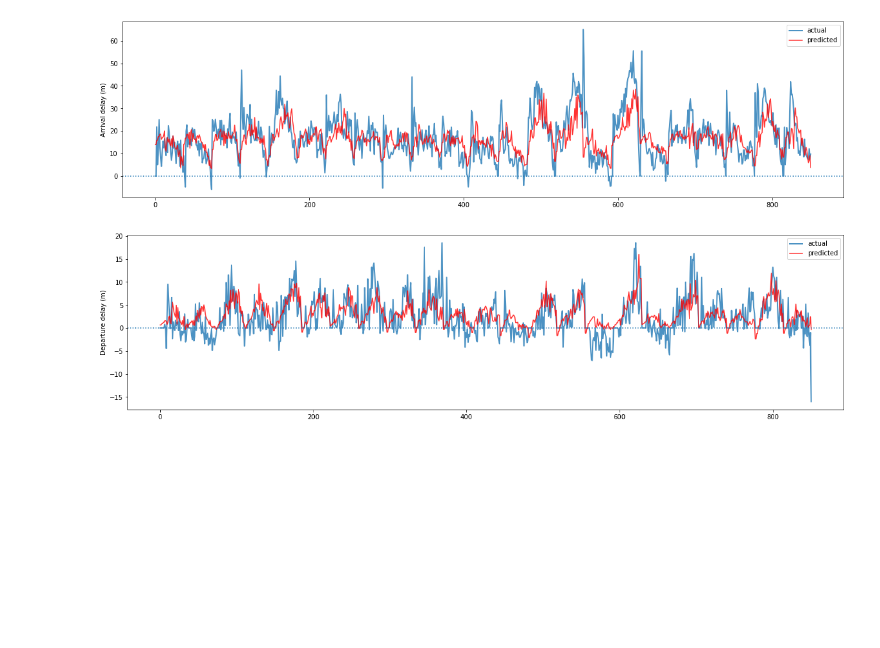
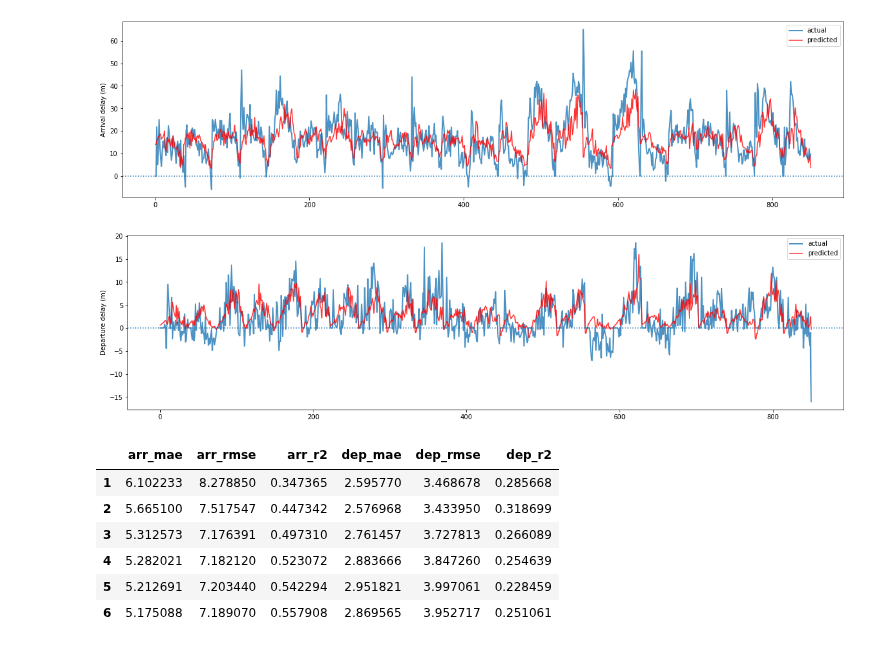
Before and after one commit to junzis/atdelay, a Jupyter notebook: airport_delay_lstm.ipynb, the cells around one changed output. Cells and saved outputs as stored; diff of their text form; code cells hidden in the pictures; blank space fills up the shorter version.

```diff
--- a/airport_delay_lstm.ipynb
+++ b/airport_delay_lstm.ipynb
@@ -193,19 +170,0 @@ Epoch 00051: early stopping
-# %%
-y_test_hat = model.predict(X_test)
-
-res = dict()
-for i in range(lookahead):
-    res[(i + 1)] = {
-        "arr_mae": mean_absolute_error(y_test_hat[:, i, 0], y_test[:, i, 0]),
-        "arr_rmse": mean_squared_error(
-            y_test_hat[:, i, 0], y_test[:, i, 0], squared=False
-        ),
-        "arr_r2": r2_score(y_test_hat[:, i, 0], y_test[:, i, 0]),
-        "dep_mae": mean_absolute_error(y_test_hat[:, i, 1], y_test[:, i, 1]),
-        "dep_rmse": mean_squared_error(
-            y_test_hat[:, i, 1], y_test[:, i, 1], squared=False
-        ),
-        "dep_r2": r2_score(y_test_hat[:, i, 1], y_test[:, i, 1]),
-    }
-
-pd.DataFrame.from_dict(res, orient="index")
@@ -264,0 +217,25 @@ results.to_csv("data/airport_delay_lstm_results.csv", index=False)
+# %%
+res = dict()
+for i in range(1, 7):
+    res[i] = {
+        "arr_mae": mean_absolute_error(results[f"arr_{i*30}m"], results[f"arr_est_{i*30}m"]),
+        "arr_rmse": mean_squared_error(
+            results[f"arr_{i*30}m"], results[f"arr_est_{i*30}m"], squared=False
+        ),
+        "arr_r2": r2_score(results[f"arr_{i*30}m"], results[f"arr_est_{i*30}m"]),
+        "dep_mae": mean_absolute_error(results[f"dep_{i*30}m"], results[f"dep_est_{i*30}m"]),
+        "dep_rmse": mean_squared_error(
+            results[f"dep_{i*30}m"], results[f"dep_est_{i*30}m"], squared=False
+        ),
+        "dep_r2": r2_score(results[f"dep_{i*30}m"], results[f"dep_est_{i*30}m"]),
+    }
+
+pd.DataFrame.from_dict(res, orient="index")
+# %% [output]
+|  | arr_mae | arr_rmse | arr_r2 | dep_mae | dep_rmse | dep_r2 |
+| 1 | 6.102233 | 8.278850 | 0.347365 | 2.595770 | 3.468678 | 0.285668 |
+| 2 | 5.665100 | 7.517547 | 0.447342 | 2.576968 | 3.433950 | 0.318699 |
+| 3 | 5.312573 | 7.176391 | 0.497310 | 2.761457 | 3.727813 | 0.266089 |
+| 4 | 5.282021 | 7.182120 | 0.523072 | 2.883666 | 3.847260 | 0.254639 |
+| 5 | 5.212691 | 7.203440 | 0.542294 | 2.951821 | 3.997061 | 0.228459 |
+| 6 | 5.175088 | 7.189070 | 0.557908 | 2.869565 | 3.952717 | 0.251061 |
```
Also changed, not shown: parts of 6 cells of this notebook.
